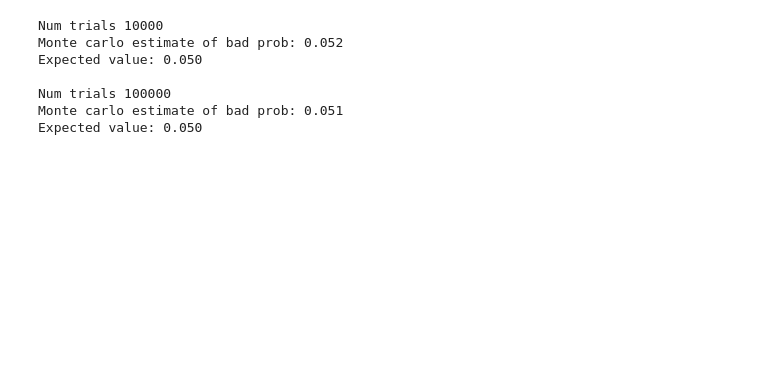
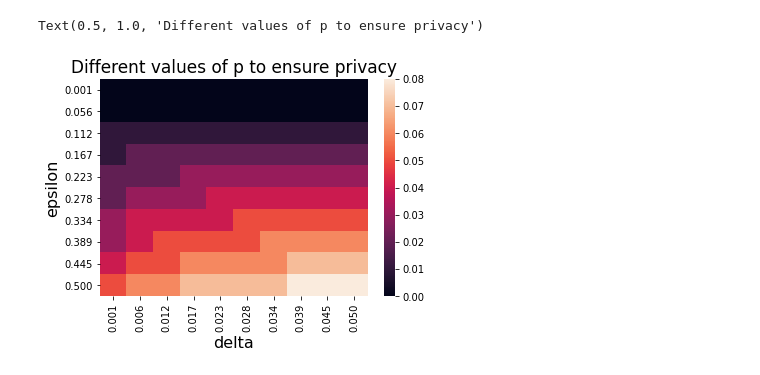
Before and after one commit to abiswas3/differentialprivacy, a Jupyter notebook: Definitions/code/sample.ipynb, the cells around one changed output. Cells and saved outputs as stored; diff of their text form; code cells hidden in the pictures; blank space fills up the shorter version.

```diff
--- a/Definitions/code/sample.ipynb
+++ b/Definitions/code/sample.ipynb
@@ -101,35 +9,36 @@ Expected value: 0.050
-# %%
-# Experiment: Verifying empirically the tightness of alpha beta accuracy of laplace noise
-# So there is a monte carlo error in this as well but for large number
-# of trials theory says monte carlo estimate should be very close
-# to real probability of error. k=1 for sum queries
-for num_trials in ([10000, 100000]):
-    num_people = 1000
-    max_val = MAX_VAL
-    X = create_population(num_people, max_val)
-    k = 1
-
-    oracle_output = sum_oracle(X)
-
-    epsilon = 0.01
-    sensitivity = max_val
-    beta = 0.05 # Classic H-Testing number
-    count = 0
-    for trial in range(num_trials):
-        private_output = laplace_mechanism(oracle_output, epsilon, sensitivity)
-        count += bad_event(oracle_output,
-                                     private_output,
-                                     sensitivity,
-                                     epsilon,
-                                     k,
-                                     beta)
-    print("Num trials", num_trials)
-    print("Monte carlo estimate of bad prob: {:.3f}\nExpected value: {:.3f}\n".format(count/num_trials, beta))
-# %% [output]
-Num trials 10000
-Monte carlo estimate of bad prob: 0.052
-Expected value: 0.050
-
-Num trials 100000
-Monte carlo estimate of bad prob: 0.051
-Expected value: 0.050
+# %%
+# Population Statistics
+def create_population(num_people, positive_fraction):
+
+    assert positive_fraction <= 1 and positive_fraction >=0
+    return [1 if np.random.random() <= positive_fraction else 0 for i in range(num_people)]
+
+def error(true, pred):
+    return abs(true - pred)
+# %%
+# How does p change with epsilon and delta:
+n = 10**2
+true = 0.3
+population = create_population(n, true)
+
+n = len(population)
+epsilons = np.linspace(0.001, 0.5, 10)
+deltas = np.linspace(0.001, 0.05, 10)
+X = np.zeros((len(epsilons), len(deltas)))
+for i, ep in enumerate(epsilons):
+    for j, delta in enumerate(deltas):
+        tau = 3 + np.log(1/delta)
+        X[i,j] = int(np.floor(ep*n/tau))/n
+
+p_dependence = pd.DataFrame(X,
+                            index=["{0:.3f}".format(i) for i in epsilons],
+                            columns=["{0:.3f}".format(i) for i in deltas]
+                           )
+# Additive mechanisms need a lot of
+ax = sns.heatmap(p_dependence, annot=False)
+ax.set_ylabel('epsilon', fontsize=16)
+ax.set_xlabel('delta', fontsize=16)
+ax.set_title('Different values of p to ensure privacy', fontsize=17)
+# %% [output]
+Text(0.5, 1.0, 'Different values of p to ensure privacy')
+[figure, added]
```
Also changed, not shown: parts of 9 cells of this notebook, 10 other files.
